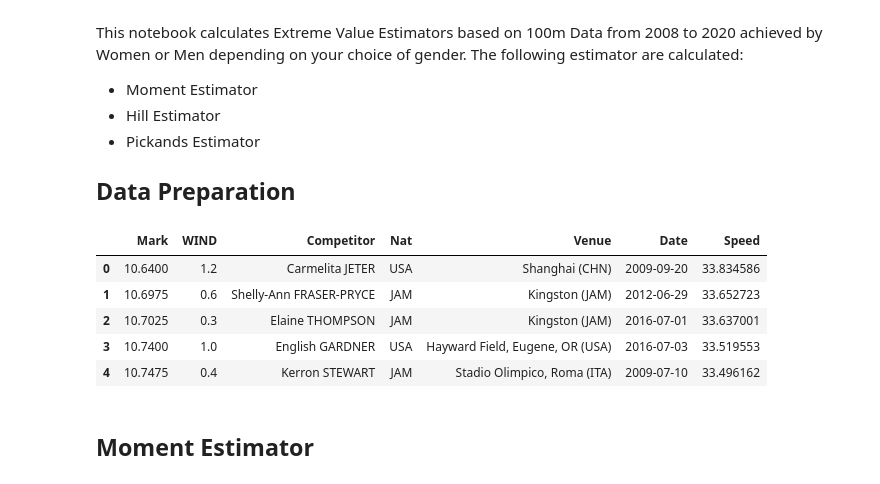
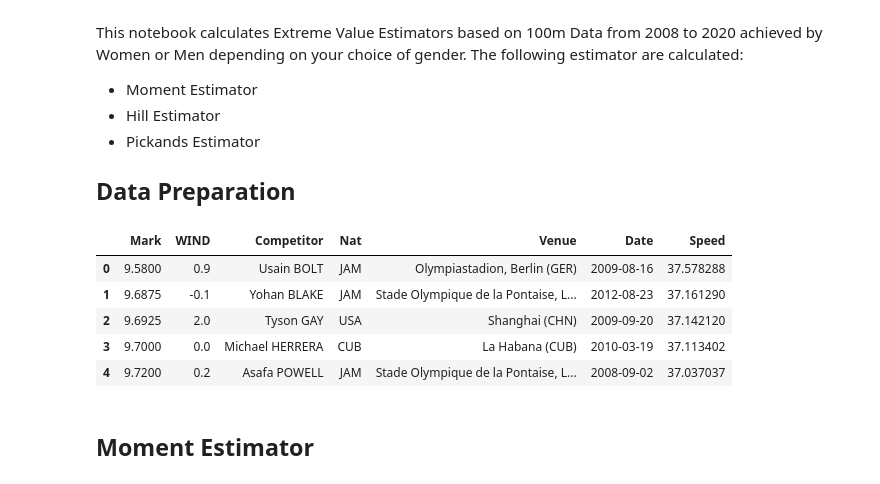
Before and after one commit to ericoppermann/Extreme-Value-Theory-Estimator, a Jupyter notebook: ExtremeValueInvestigation.ipynb, the cells around one changed output. Saved outputs shown, nothing was run; the diff lists cells and outputs as text; code cells hidden in the pictures.

```diff
--- a/ExtremeValueInvestigation.ipynb
+++ b/ExtremeValueInvestigation.ipynb
@@ -15,17 +15,17 @@ from numpy import log
 import matplotlib.pyplot as plt
 import numpy as np
 # %%
-#  gender = "men"
-gender = "women"
+gender = "men"
+#gender = "women"
 df = pd.read_csv(f"data/csv-files/100m_{gender}_filtered.csv")
 df.head()
 # %% [output]
 |  | Mark | WIND | Competitor | Nat | Venue | Date | Speed |
-| 0 | 10.6400 | 1.2 | Carmelita JETER | USA | Shanghai (CHN) | 2009-09-20 | 33.834586 |
-| 1 | 10.6975 | 0.6 | Shelly-Ann FRASER-PRYCE | JAM | Kingston (JAM) | 2012-06-29 | 33.652723 |
-| 2 | 10.7025 | 0.3 | Elaine THOMPSON | JAM | Kingston (JAM) | 2016-07-01 | 33.637001 |
-| 3 | 10.7400 | 1.0 | English GARDNER | USA | Hayward Field, Eugene, OR (USA) | 2016-07-03 | 33.519553 |
-| 4 | 10.7475 | 0.4 | Kerron STEWART | JAM | Stadio Olimpico, Roma (ITA) | 2009-07-10 | 33.496162 |
+| 0 | 9.5800 | 0.9 | Usain BOLT | JAM | Olympiastadion, Berlin (GER) | 2009-08-16 | 37.578288 |
+| 1 | 9.6875 | -0.1 | Yohan BLAKE | JAM | Stade Olympique de la Pontaise, L... | 2012-08-23 | 37.161290 |
+| 2 | 9.6925 | 2.0 | Tyson GAY | USA | Shanghai (CHN) | 2009-09-20 | 37.142120 |
+| 3 | 9.7000 | 0.0 | Michael HERRERA | CUB | La Habana (CUB) | 2010-03-19 | 37.113402 |
+| 4 | 9.7200 | 0.2 | Asafa POWELL | JAM | Stade Olympique de la Pontaise, L... | 2008-09-02 | 37.037037 |
 # %%
 # get the personal bests of all competitors over the years and sort them from lowest to largest
 personal_bests = df.Speed.sort_values().to_numpy()
```
Also changed, not shown: parts of 10 cells of this notebook, 3 other files.
